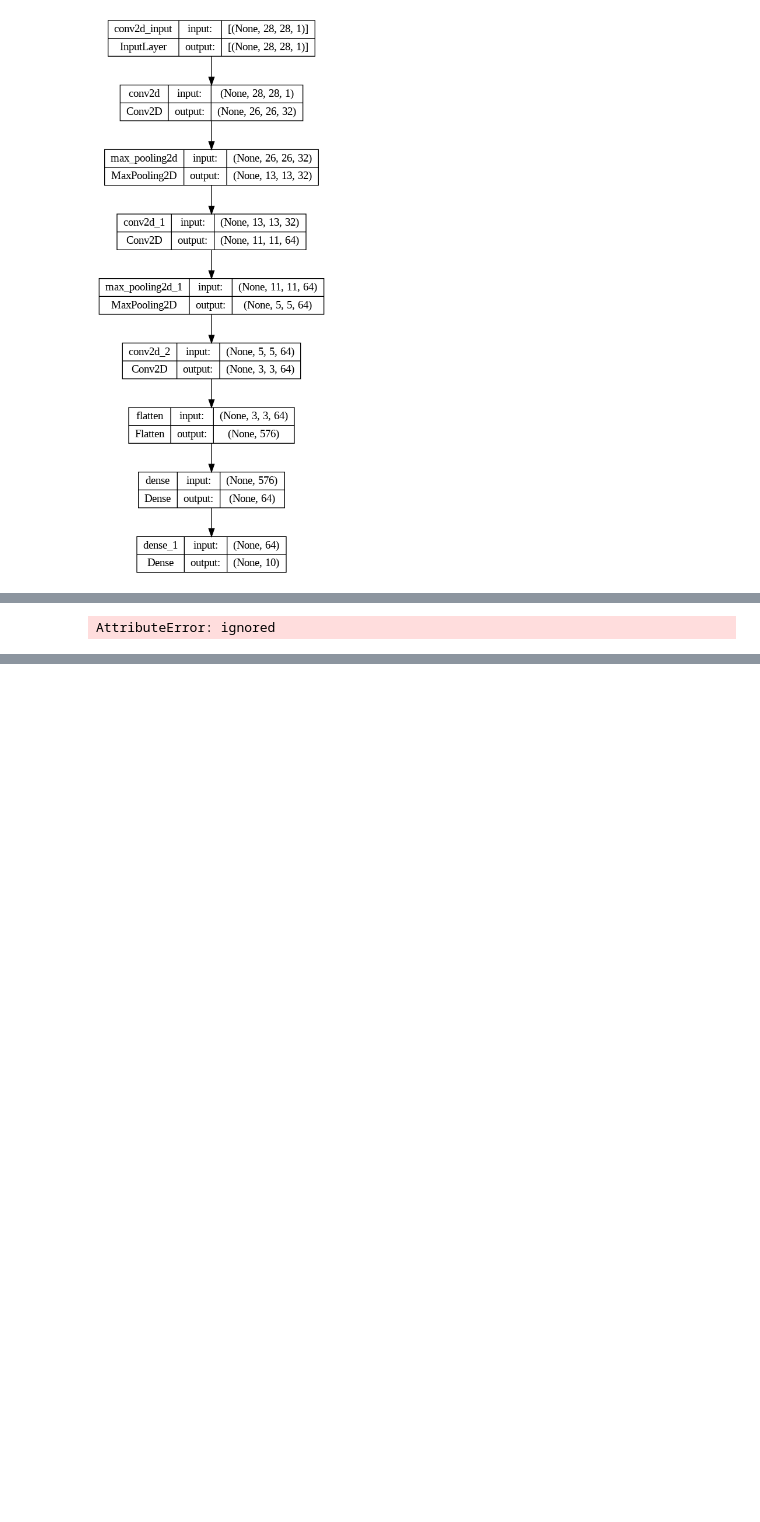
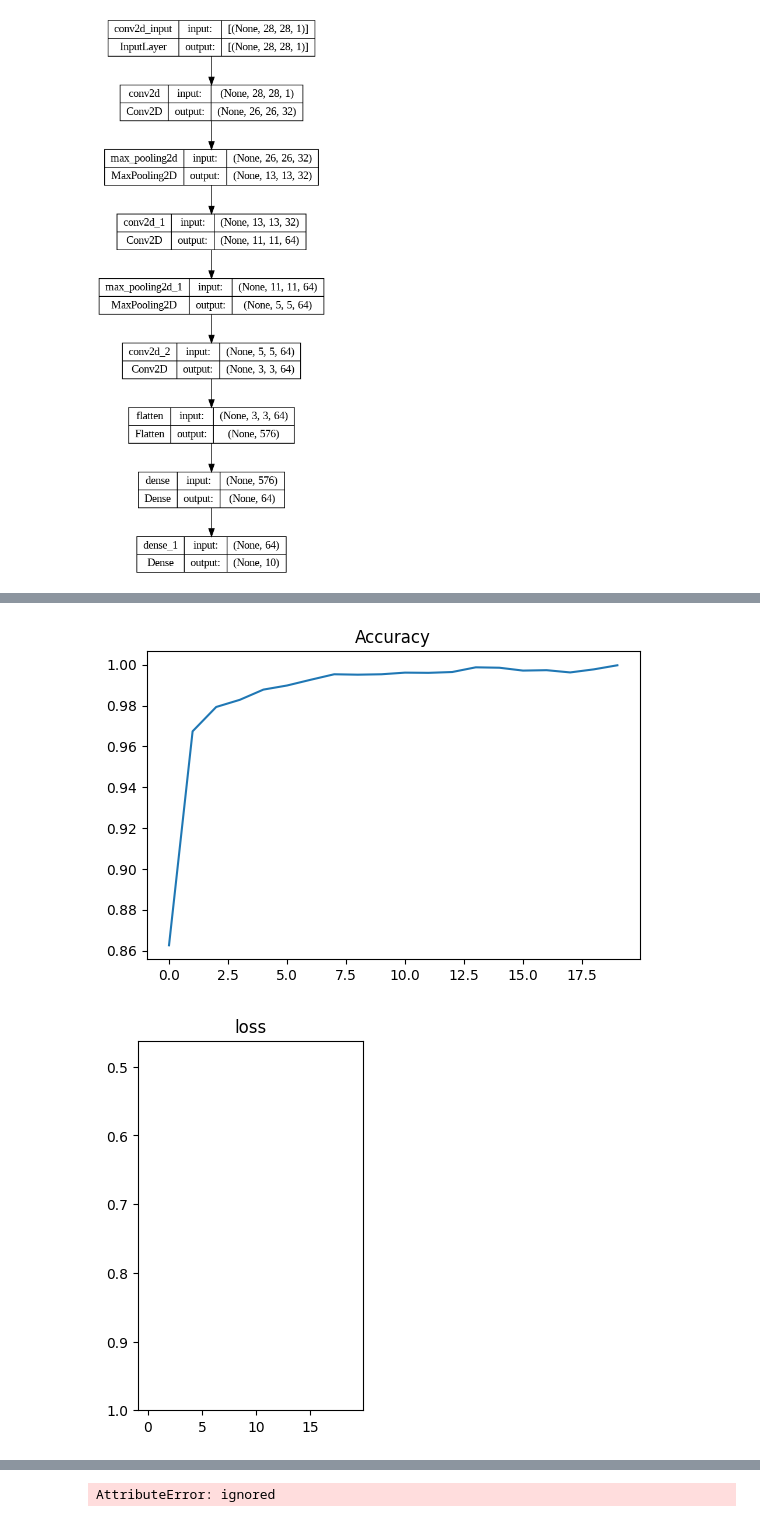
Before and after one commit to iamgus123/dl19, a Jupyter notebook: notebook/ch09_CNN_MNIST.ipynb, the cells around one changed output, grey strips where cells are left out. Drawn from its saved outputs; the diff is of its cells as text; code cells hidden in the pictures; blank space fills up the shorter version.

```diff
--- a/notebook/ch09_CNN_MNIST.ipynb
+++ b/notebook/ch09_CNN_MNIST.ipynb
@@ -95,10 +95,9 @@ keras.utils.plot_model(model, show_shapes=True)
 # %% [output]
 [figure]
 # %%
-
 model.compile(optimizer='adam',
               loss='sparse_categorical_crossentropy',
               metrics=['accuracy'])
 
-result = model.fit(train_images, train_labels, epochs=5)
+history = model.fit(train_images, train_labels, epochs=20)
 # %% [output]
@@ -115,18 +121,26 @@ Epoch 5/5
-# %%
-#
-# [DIY-1] training history를 이용홰서 loss와 accuracy 그래프 그리기
-#
-
-#
-# [DIY-2] test 데이터에 모델 적용하고 정확도 계산
-#
-
-#
-# [Prj-3] test 데이터를 validation으로 설정해서 모델을 다시 훈련시키시오.
-# 그리고 training history를 이용해서 loss, val_loss와 accuracy, val-accuracy 그래프 그리기
-# file name: dlxx_prj03_CNN_MNIST.ipynb
-# 깃허브의 project 폴더에 저장하시오.
-#
-result.score()
-# %% [output]
-AttributeError: ignored
+# %%
+import matplotlib.pyplot as plt
+
+#
+# [DIY-1] training history를 이용홰서 loss와 accuracy 그래프 그리기
+#
+plt.figure(figsize=(14, 4))
+plt.subplot(1,2,1)
+plt.plot(history.history['accuracy'])
+plt.title('Accuracy')
+plt.show()
+
+plt.subplot(1,2,2)
+plt.plot(history.history['loss'])
+plt.title('loss')
+plt.ylim(1)
+plt.show()
+#
+# [DIY-2] test 데이터에 모델 적용하고 정확도 계산
+#
+result = model.predict(test_images)
+result
+print(result.score)
+# %% [output]
+[figure, added]
+[figure, added]
@@ -132,0 +148 @@ AttributeError: ignored
+AttributeError: ignored
```
Also changed, not shown: parts of 2 cells of this notebook.
